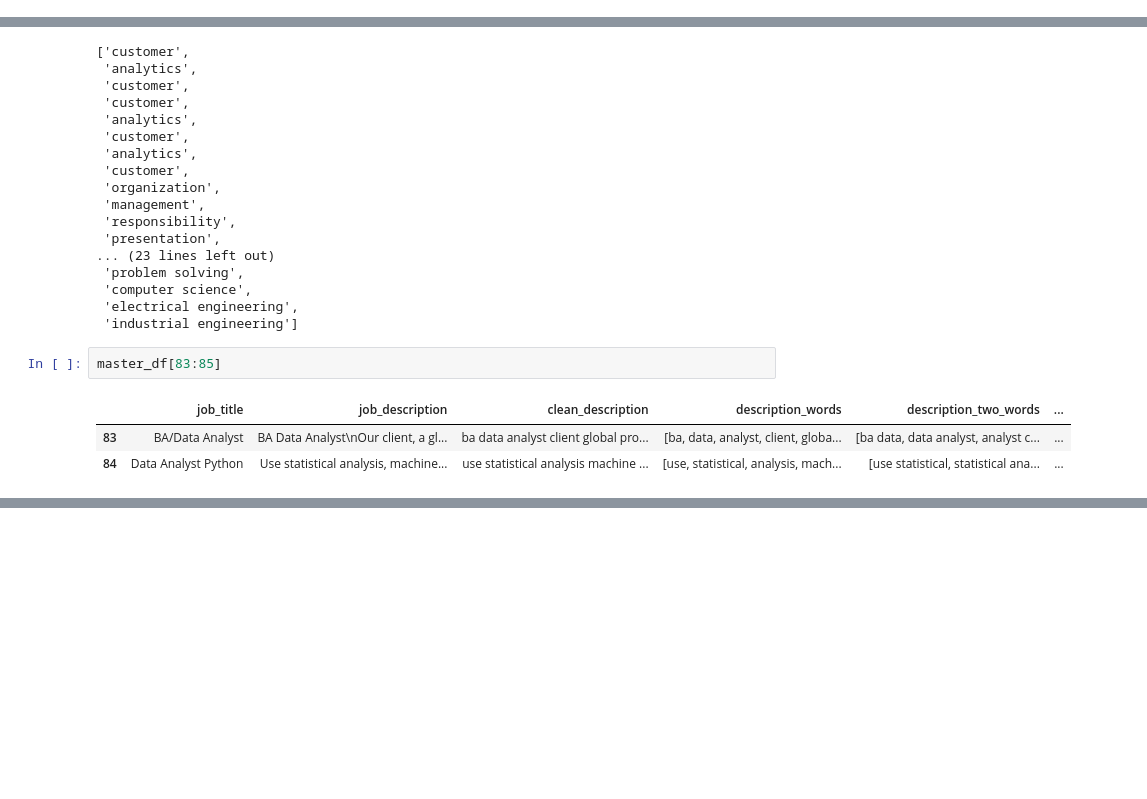
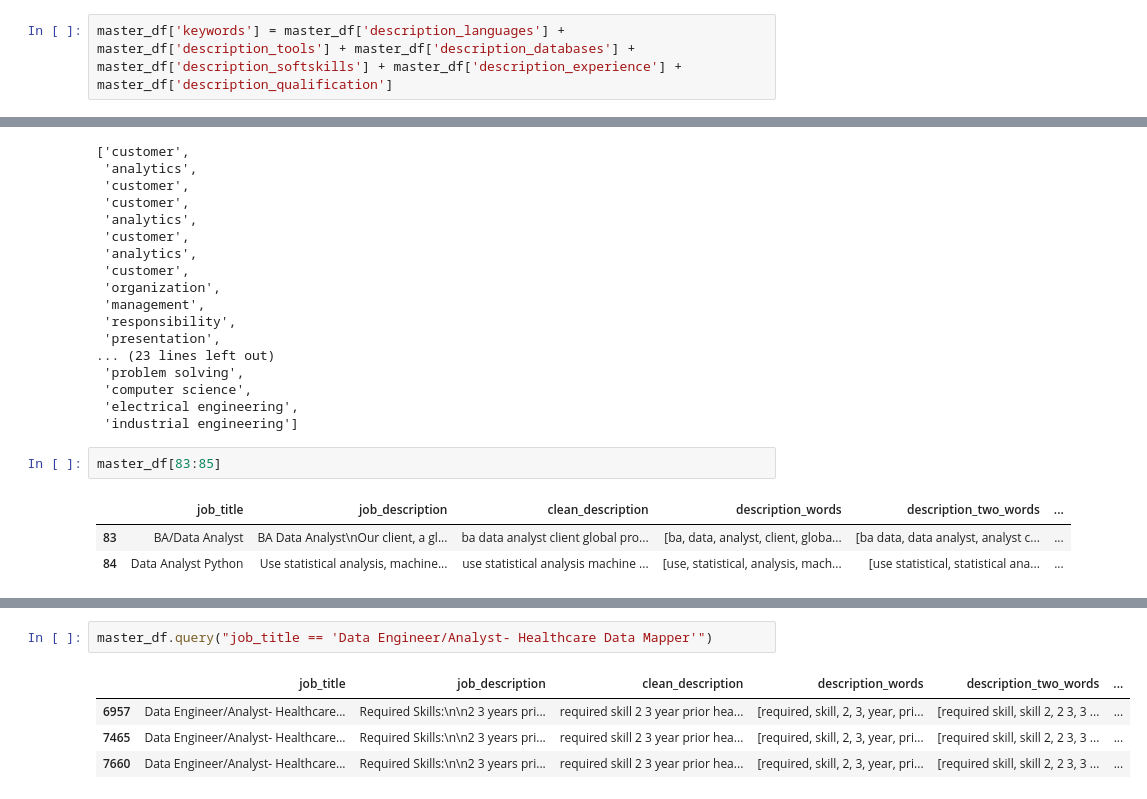
Before and after one commit to Nuel-EN/Capstone-Project-, a Jupyter notebook: Devyns-Master-NB.ipynb, the cells around one changed output, grey strips where cells are left out. Saved outputs shown, nothing was run; the diff lists cells and outputs as text; blank space fills up the shorter version.

Commit message:
keywords column - devyn

```diff
--- a/Devyns-Master-NB.ipynb
+++ b/Devyns-Master-NB.ipynb
@@ -462,6 +462,8 @@ master_df['description_databases'] = master_df['description_words'].apply(lambda
 master_df['description_softskills'] = master_df['description_words'].apply(lambda x: [item for item in x if item in my_softskills])
 master_df['description_experience'] = master_df['description_words'].apply(lambda x: [item for item in x if item in experience])
 master_df['description_qualification'] = master_df['description_words'].apply(lambda x: [item for item in x if item in qualification])
+# %%
+master_df['keywords'] = master_df['description_languages'] + master_df['description_tools'] + master_df['description_databases'] + master_df['description_softskills'] + master_df['description_experience'] + master_df['description_qualification']
 # %%
 master_df['description_languages'][0]
 # %% [output]
@@ -568,3 +570,10 @@ master_df.query("job_title == 'Financial Data Analyst'")
 | 7752 | Financial Data Analyst | Key Accountabilities\n\n Data ana... | key accountability data analysis ... | [key, accountability, data, analy... | [key accountability, accountabili... | ... |
 | 7821 | Financial Data Analyst | Job description\n\nMust Have...\n... | job description must financial an... | [job, description, must, financia... | [job description, description mus... | ... |
 | 7927 | Financial Data Analyst | The Financial Data Analyst will v... | financial data analyst visualize ... | [financial, data, analyst, visual... | [financial data, data analyst, an... | ... |
+# %%
+master_df.query("job_title == 'Data Engineer/Analyst- Healthcare Data Mapper'")
+# %% [output]
+|  | job_title | job_description | clean_description | description_words | description_two_words | ... |
+| 6957 | Data Engineer/Analyst- Healthcare... | Required Skills:\n\n2 3 years pri... | required skill 2 3 year prior hea... | [required, skill, 2, 3, year, pri... | [required skill, skill 2, 2 3, 3 ... | ... |
+| 7465 | Data Engineer/Analyst- Healthcare... | Required Skills:\n\n2 3 years pri... | required skill 2 3 year prior hea... | [required, skill, 2, 3, year, pri... | [required skill, skill 2, 2 3, 3 ... | ... |
+| 7660 | Data Engineer/Analyst- Healthcare... | Required Skills:\n\n2 3 years pri... | required skill 2 3 year prior hea... | [required, skill, 2, 3, year, pri... | [required skill, skill 2, 2 3, 3 ... | ... |
```
Also changed, not shown: parts of 1 cell of this notebook.
